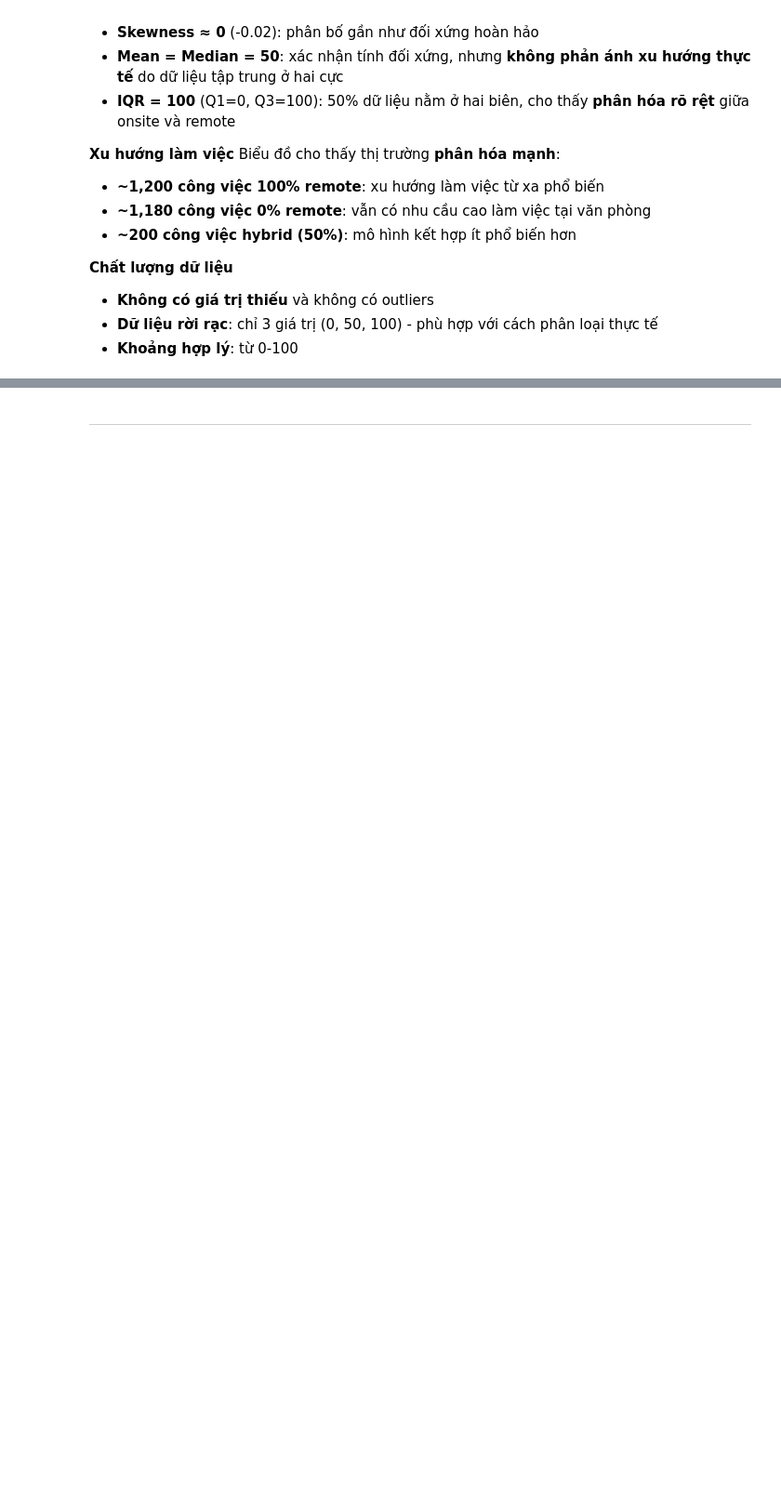
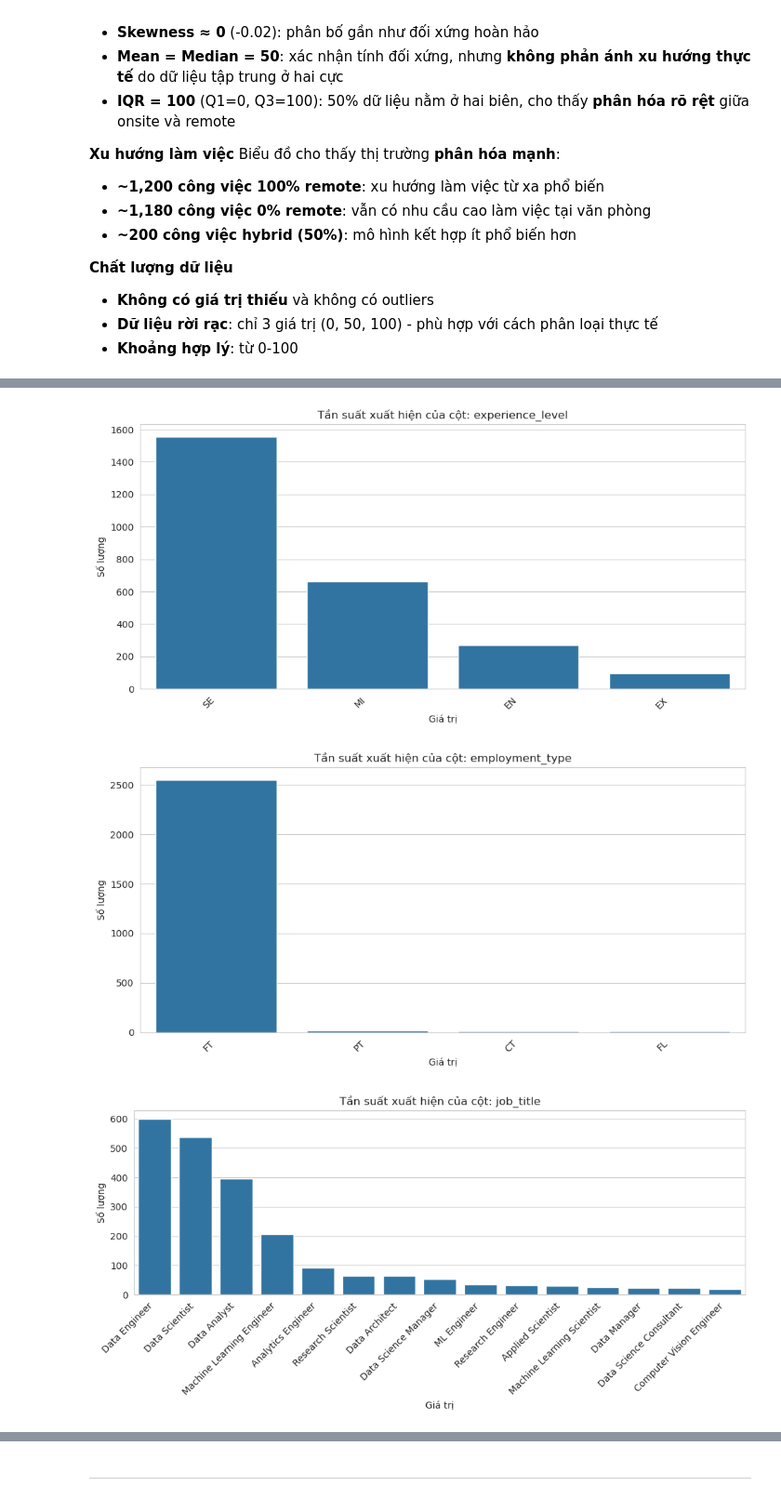
Before and after one commit to Trung0Minh/CSC17104_2025_Final_Project, a Jupyter notebook: DataScienceSalaries2023.ipynb, the cells around one changed output, grey strips where cells are left out. Shown at 93% size. Saved outputs shown, nothing was run; the diff lists cells and outputs as text; code cells hidden in the pictures; blank space fills up the shorter version.

Commit message:
add: category analysis

```diff
--- a/DataScienceSalaries2023.ipynb
+++ b/DataScienceSalaries2023.ipynb
@@ -397,2 +390,10 @@ Biểu đồ cho thấy thị trường **phân hóa mạnh**:
 # %%
-# Code phân tích dữ liệu phân loại (value_counts, biểu đồ cột)
+# Liệt kê các cột phân loại dựa trên dtype object
+cat_cols = df.select_dtypes(include=['object']).columns.tolist()
+
+print("Danh sách các cột phân loại:")
+print(cat_cols)
+
+# Kiểm tra số lượng giá trị duy nhất cho từng cột phân loại
+print("\nSố lượng giá trị khác nhau trong mỗi cột:")
+df[cat_cols].nunique().sort_values()
@@ -409,0 +423,6 @@ Biểu đồ cho thấy thị trường **phân hóa mạnh**:
+# %%
+# Số lượng của từng loại trong mỗi category column
+for col in cat_cols:
+    print("="*50)
+    print(f"Value counts for: {col}")
+    print(df[col].value_counts())
@@ -409,0 +538,12 @@ Biểu đồ cho thấy thị trường **phân hóa mạnh**:
+# %%
+# Vẽ biểu đồ cho từng cột
+for col in cat_cols:
+    # Nếu số nhãn lớn, chỉ hiển thị top 15 để dễ nhìn
+    if df[col].nunique() > 20:
+        vis.plot_bar_count(df, col, top_n=15)
+    else:
+        vis.plot_bar_count(df, col)
+# %% [output]
+[figure, added]
+[figure, added]
+[figure, added]
```
Also changed, not shown: parts of 16 cells of this notebook, 1 other file.
